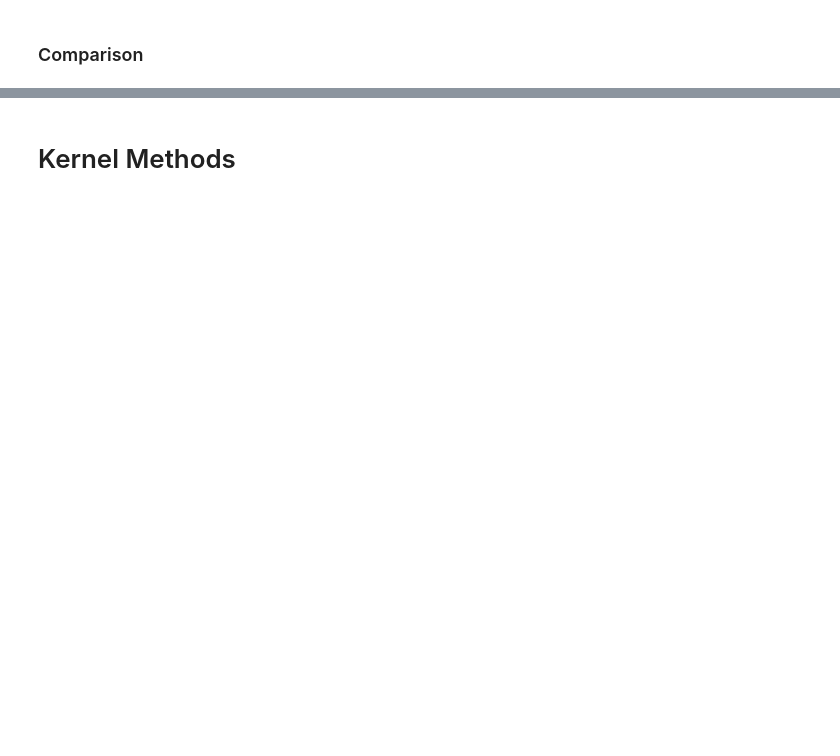
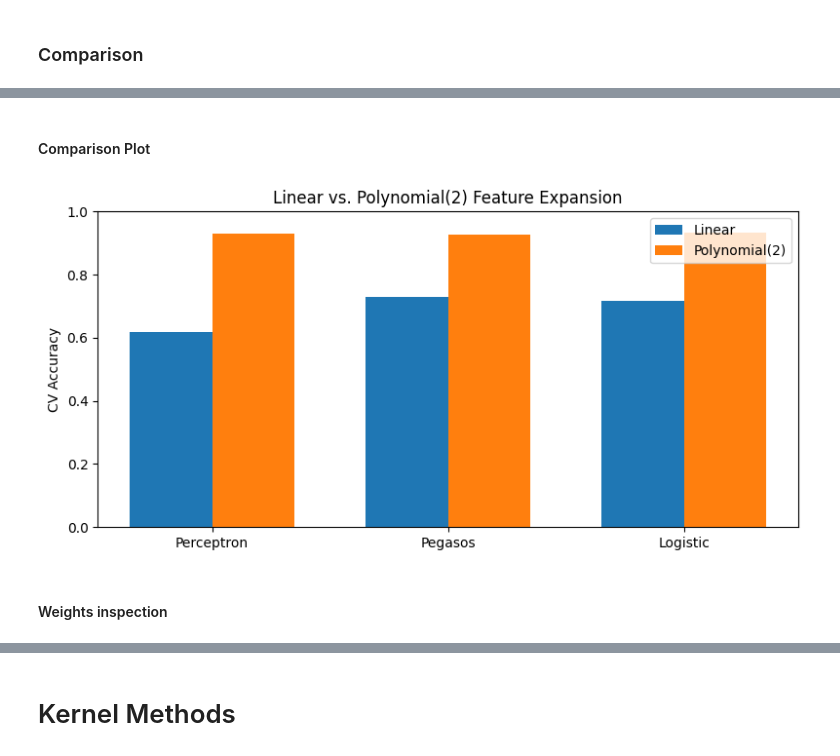
Before and after one commit to michelecoaro/KLC, a Jupyter notebook: klc_project/code/fnotebook.ipynb, the cells around one changed output, grey strips where cells are left out. Saved outputs shown, nothing was run; the diff lists cells and outputs as text; code cells hidden in the pictures; blank space fills up the shorter version.

```diff
--- a/klc_project/code/fnotebook.ipynb
+++ b/klc_project/code/fnotebook.ipynb
@@ -553,0 +573,3 @@ Comparison of Perceptron, Pegasos, and Logistic Regression:
+# %%
+k = 5
+target_col = "y"
@@ -553,0 +604,11 @@ Comparison of Perceptron, Pegasos, and Logistic Regression:
+# %%
+acc_logreg_poly = k_fold_cross_validation(
+    df=train_poly,
+    features=expanded_feature_cols,
+    target=target_col,
+    k=k,
+    random_state=42,
+    classifier_func=lambda tr_fold, vl_fold, f, t: logistic_regression_classifier_func(
+        tr_fold, vl_fold, f, t, lambda_param=0.01, epochs=5, eta=1.0
+    )
+)
@@ -553,0 +634,8 @@ Comparison of Perceptron, Pegasos, and Logistic Regression:
+# %%
+comparison_poly = pd.DataFrame({
+    "Linear": [accuracy_perc, accuracy_pegasos, accuracy_logreg],
+    "Polynomial(2)": [acc_perc_poly, acc_pegasos_poly, acc_logreg_poly]
+}, index=["Perceptron", "Pegasos", "Logistic"])
+
+print("Comparison of Linear vs Polynomial(2) feature sets:")
+display(comparison_poly)
@@ -553,0 +648,25 @@ Comparison of Perceptron, Pegasos, and Logistic Regression:
+# %% [markdown]
+#### Comparison Plot
+# %%
+import matplotlib.pyplot as plt
+
+models = ["Perceptron", "Pegasos", "Logistic"]
+linear_accs = comparison_poly["Linear"].values
+poly_accs   = comparison_poly["Polynomial(2)"].values
+x = np.arange(len(models))
+width = 0.35
+
+plt.figure(figsize=(8,4))
+plt.bar(x - width/2, linear_accs,  width, label='Linear')
+plt.bar(x + width/2, poly_accs,    width, label='Polynomial(2)')
+plt.xticks(x, models)
+plt.ylabel('CV Accuracy')
+plt.title('Linear vs. Polynomial(2) Feature Expansion')
+plt.ylim([0, 1])
+plt.legend()
+plt.tight_layout()
+plt.show()
+# %% [output]
+[figure, added]
+# %% [markdown]
+#### Weights inspection
```
Also changed, not shown: parts of 40 cells of this notebook, 1 other file.
